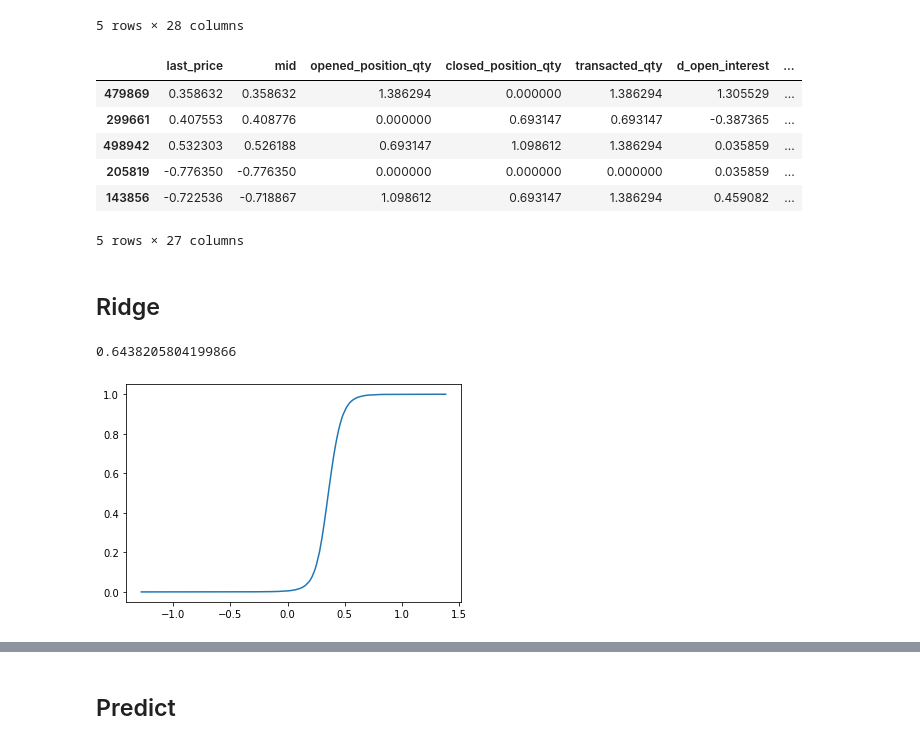
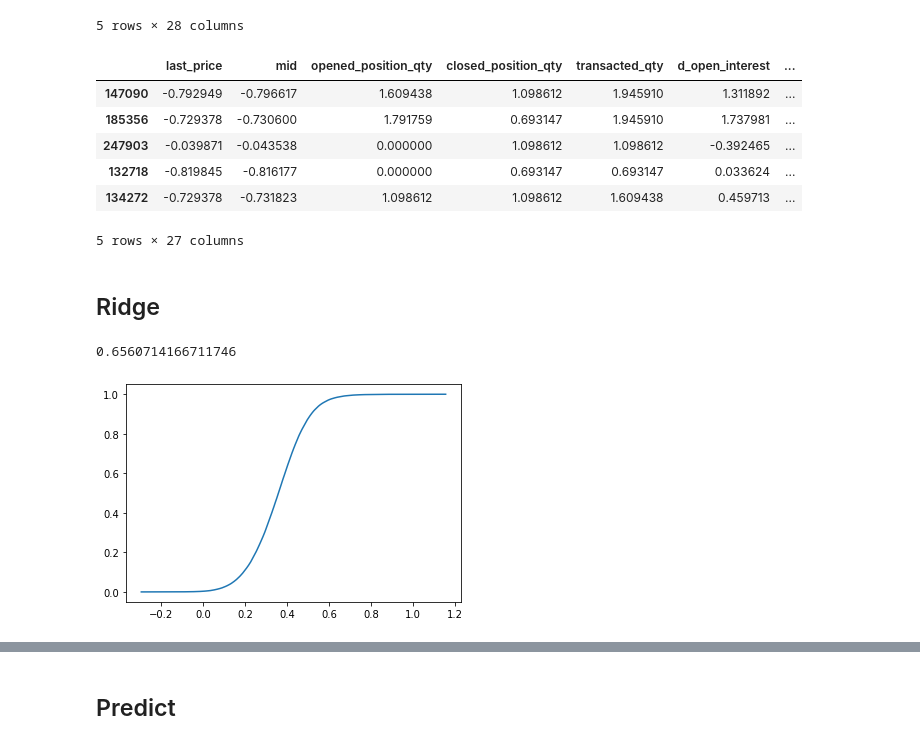
Before and after one commit to kyle-weng/Price-Prediction, a Jupyter notebook: linear.ipynb, the cells around one changed output, grey strips where cells are left out. Saved outputs shown, nothing was run; the diff lists cells and outputs as text; code cells hidden in the pictures.

```diff
--- a/linear.ipynb
+++ b/linear.ipynb
@@ -63,11 +63,11 @@ def normall(datas):
 
 def logize(data):
     cols = sum([
-        ["opened_position_qty", "closed_position_qty", "transacted_qty"]
-        #[f"bid{i}" for i in range(2,6)],
-        #[f"bid{i}vol" for i in range(1,6)],
-        #[f"ask{i}" for i in range(2,6)],
-        #[f"ask{i}vol" for i in range(1,6)],
+        ["opened_position_qty", "closed_position_qty", "transacted_qty"],
+        [f"bid{i}" for i in range(2,6)],
+        [f"bid{i}vol" for i in range(1,6)],
+        [f"ask{i}" for i in range(2,6)],
+        [f"ask{i}vol" for i in range(1,6)],
     ], [])
     logged = data.copy()
     logged.loc[:,cols] = np.log1p(logged.loc[:,cols])
@@ -88,21 +89,22 @@ trainX, valX, testX = normall([prepr(trainX), prepr(valX), prepr(test_o)])
 trainX.head()
 # %% [output]
 |  | last_price | mid | opened_position_qty | closed_position_qty | transacted_qty | d_open_interest | ... |
-| 479869 | 0.358632 | 0.358632 | 1.386294 | 0.000000 | 1.386294 | 1.305529 | ... |
-| 299661 | 0.407553 | 0.408776 | 0.000000 | 0.693147 | 0.693147 | -0.387365 | ... |
-| 498942 | 0.532303 | 0.526188 | 0.693147 | 1.098612 | 1.386294 | 0.035859 | ... |
-| 205819 | -0.776350 | -0.776350 | 0.000000 | 0.000000 | 0.000000 | 0.035859 | ... |
-| 143856 | -0.722536 | -0.718867 | 1.098612 | 0.693147 | 1.386294 | 0.459082 | ... |
+| 147090 | -0.792949 | -0.796617 | 1.609438 | 1.098612 | 1.945910 | 1.311892 | ... |
+| 185356 | -0.729378 | -0.730600 | 1.791759 | 0.693147 | 1.945910 | 1.737981 | ... |
+| 247903 | -0.039871 | -0.043538 | 0.000000 | 1.098612 | 1.098612 | -0.392465 | ... |
+| 132718 | -0.819845 | -0.816177 | 0.000000 | 0.693147 | 0.693147 | 0.033624 | ... |
+| 134272 | -0.729378 | -0.731823 | 1.098612 | 1.098612 | 1.609438 | 0.459713 | ... |
 5 rows × 27 columns
 # %% [markdown]
 ## Ridge
 # %%
 import sklearn.linear_model
-ridge = sklearn.linear_model.Ridge()
+
+ridge = sklearn.linear_model.Ridge(alpha=1)
 ridge.fit(trainX, trainY)
 p = ridge.predict(valX)
 ecdf(p)
 sklearn.metrics.roc_auc_score(valY, p)
 # %% [output]
-0.6438205804199866
+0.6560714166711746
-[figure, old version]
+[figure, new version]
```
Also changed, not shown: parts of 5 cells of this notebook.
